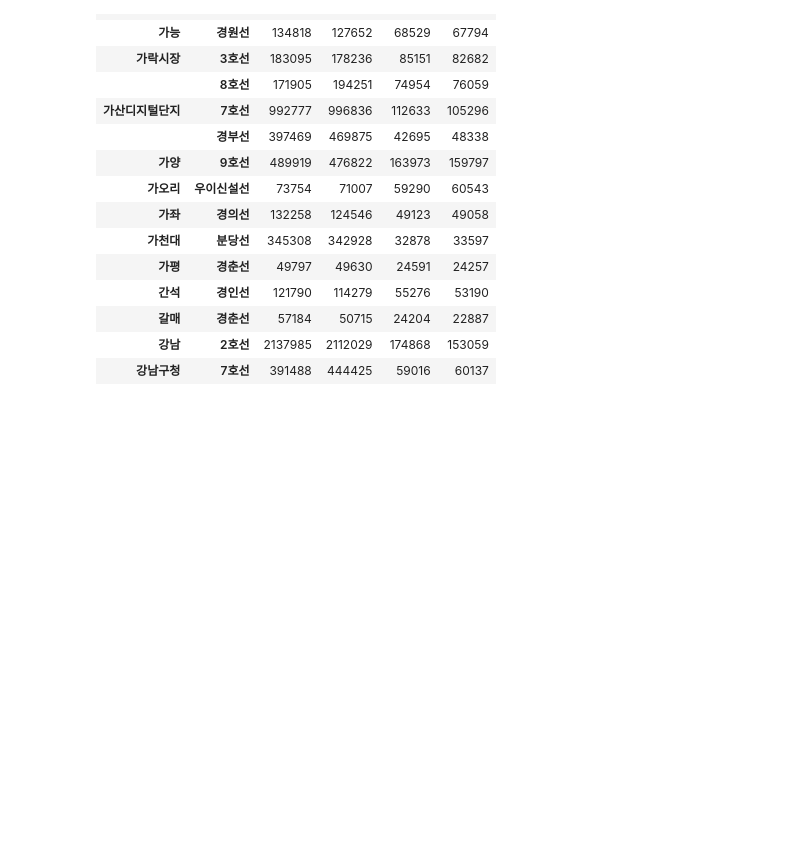
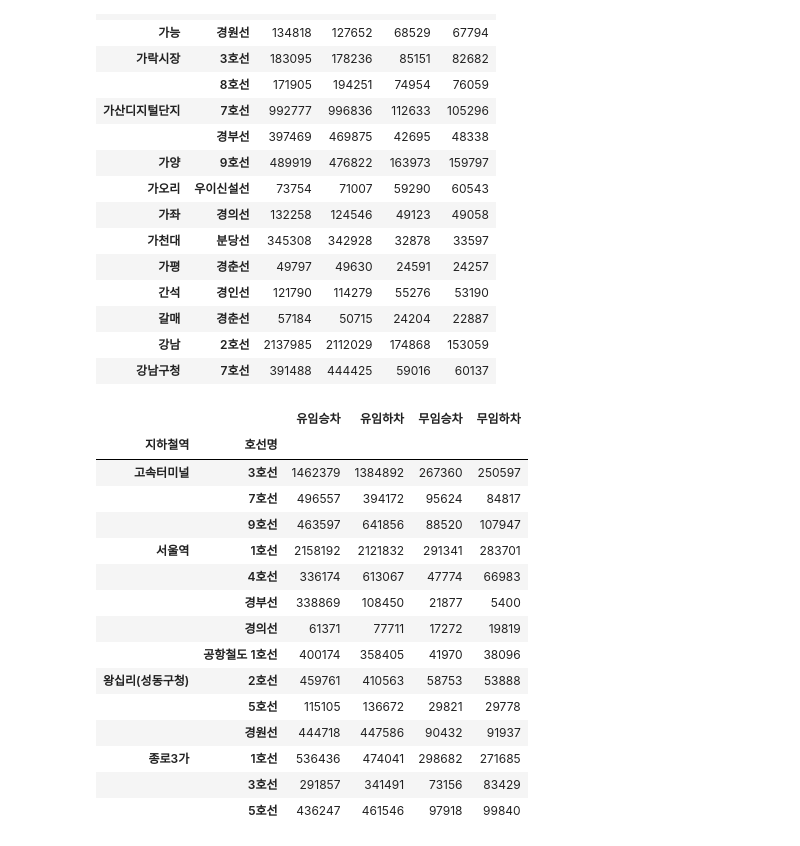
Before and after one commit to hslcrb/kw-competition-practice, a Jupyter notebook: 20260705-일요실습1.ipynb, the cells around one changed output. Drawn from its saved outputs; the diff is of its cells as text; code cells hidden in the pictures; blank space fills up the shorter version.

```diff
--- a/20260705-일요실습1.ipynb
+++ b/20260705-일요실습1.ipynb
@@ -480,3 +480,30 @@ sub_pay_graph3 = sub_pay[['지하철역', '호선명', '유임승차', '유임
 
 # 2. 결과 출력 (주피터 노트북에서는 자동으로 상위 인덱스가 병합되어 보입니다)
 sub_pay_graph3.head(15)  # 상위 15개 행 확인
+# %%
+# 이것은 오픈코드(에 작업지시한 버전)
+
+target_stations = ['서울역', '왕십리(성동구청)', '고속터미널', '종로3가']
+sub_pay_final = pd.read_excel('seoul_traffic_202605.xlsx', sheet_name='subway_pay')
+sub_pay_final = sub_pay_final[sub_pay_final['지하철역'].isin(target_stations)]
+sub_pay_graph3 = sub_pay_final.groupby(['지하철역', '호선명'])[['유임승차','유임하차','무임승차','무임하차']].sum()
+sub_pay_graph3
+
+# 이것은 오픈코드
+# %% [output]
+|  |  | 유임승차 | 유임하차 | 무임승차 | 무임하차 |
+| 지하철역 | 호선명 |  |  |  |  |
+| 고속터미널 | 3호선 | 1462379 | 1384892 | 267360 | 250597 |
+|  | 7호선 | 496557 | 394172 | 95624 | 84817 |
+|  | 9호선 | 463597 | 641856 | 88520 | 107947 |
+| 서울역 | 1호선 | 2158192 | 2121832 | 291341 | 283701 |
+|  | 4호선 | 336174 | 613067 | 47774 | 66983 |
+|  | 경부선 | 338869 | 108450 | 21877 | 5400 |
+|  | 경의선 | 61371 | 77711 | 17272 | 19819 |
+|  | 공항철도 1호선 | 400174 | 358405 | 41970 | 38096 |
+| 왕십리(성동구청) | 2호선 | 459761 | 410563 | 58753 | 53888 |
+|  | 5호선 | 115105 | 136672 | 29821 | 29778 |
+|  | 경원선 | 444718 | 447586 | 90432 | 91937 |
+| 종로3가 | 1호선 | 536436 | 474041 | 298682 | 271685 |
+|  | 3호선 | 291857 | 341491 | 73156 | 83429 |
+|  | 5호선 | 436247 | 461546 | 97918 | 99840 |
```
